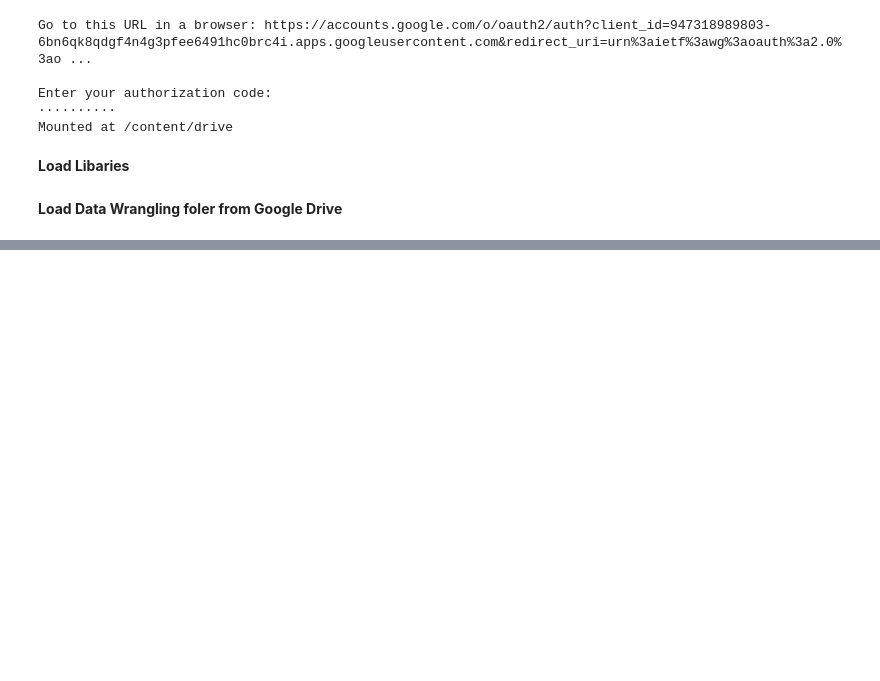
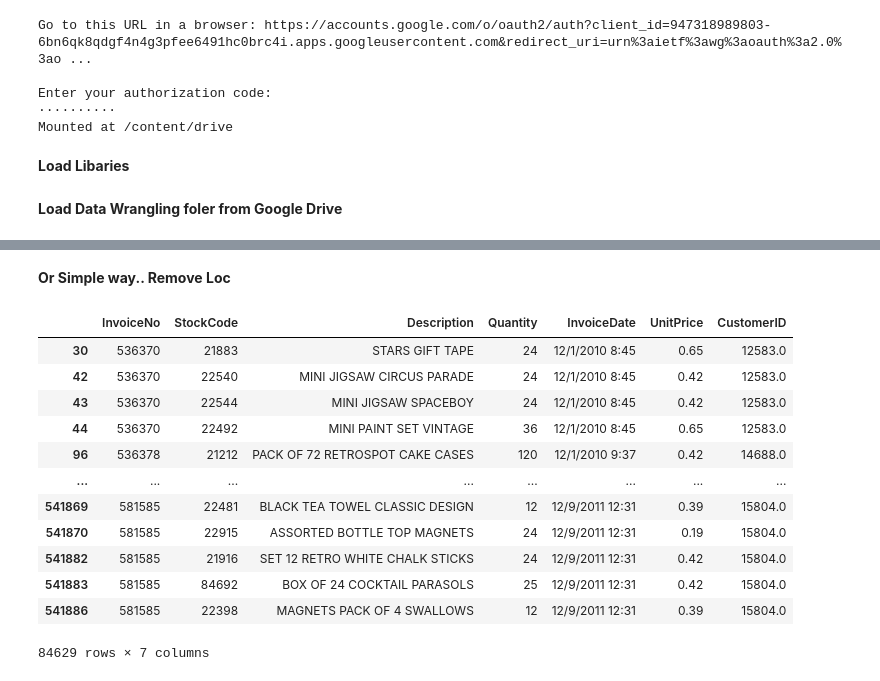
Before and after one commit to kloud9nyc/data-wrangling, a Jupyter notebook: DataWraingling_RetailData_2.ipynb, the cells around one changed output, grey strips where cells are left out. Drawn from its saved outputs; the diff is of its cells as text; code cells hidden in the pictures; blank space fills up the shorter version.

```diff
--- a/DataWraingling_RetailData_2.ipynb
+++ b/DataWraingling_RetailData_2.ipynb
@@ -21,0 +152,18 @@ data = pd.read_csv("/content/drive/My Drive/DataWrangling/onlineretail/OnlineRet
+# %% [markdown]
+**Or Simple way.. Remove Loc**
+# %%
+data[data['UnitPrice'].astype(float) < 0.85].iloc[:,:-1]
+# %% [output]
+|  | InvoiceNo | StockCode | Description | Quantity | InvoiceDate | UnitPrice | CustomerID |
+| 30 | 536370 | 21883 | STARS GIFT TAPE | 24 | 12/1/2010 8:45 | 0.65 | 12583.0 |
+| 42 | 536370 | 22540 | MINI JIGSAW CIRCUS PARADE | 24 | 12/1/2010 8:45 | 0.42 | 12583.0 |
+| 43 | 536370 | 22544 | MINI JIGSAW SPACEBOY | 24 | 12/1/2010 8:45 | 0.42 | 12583.0 |
+| 44 | 536370 | 22492 | MINI PAINT SET VINTAGE | 36 | 12/1/2010 8:45 | 0.65 | 12583.0 |
+| 96 | 536378 | 21212 | PACK OF 72 RETROSPOT CAKE CASES | 120 | 12/1/2010 9:37 | 0.42 | 14688.0 |
+| ... | ... | ... | ... | ... | ... | ... | ... |
+| 541869 | 581585 | 22481 | BLACK TEA TOWEL CLASSIC DESIGN | 12 | 12/9/2011 12:31 | 0.39 | 15804.0 |
+| 541870 | 581585 | 22915 | ASSORTED BOTTLE TOP MAGNETS | 24 | 12/9/2011 12:31 | 0.19 | 15804.0 |
+| 541882 | 581585 | 21916 | SET 12 RETRO WHITE CHALK STICKS | 24 | 12/9/2011 12:31 | 0.42 | 15804.0 |
+| 541883 | 581585 | 84692 | BOX OF 24 COCKTAIL PARASOLS | 25 | 12/9/2011 12:31 | 0.42 | 15804.0 |
+| 541886 | 581585 | 22398 | MAGNETS PACK OF 4 SWALLOWS | 12 | 12/9/2011 12:31 | 0.39 | 15804.0 |
+84629 rows × 7 columns
```
Also changed, not shown: parts of 21 cells of this notebook.
